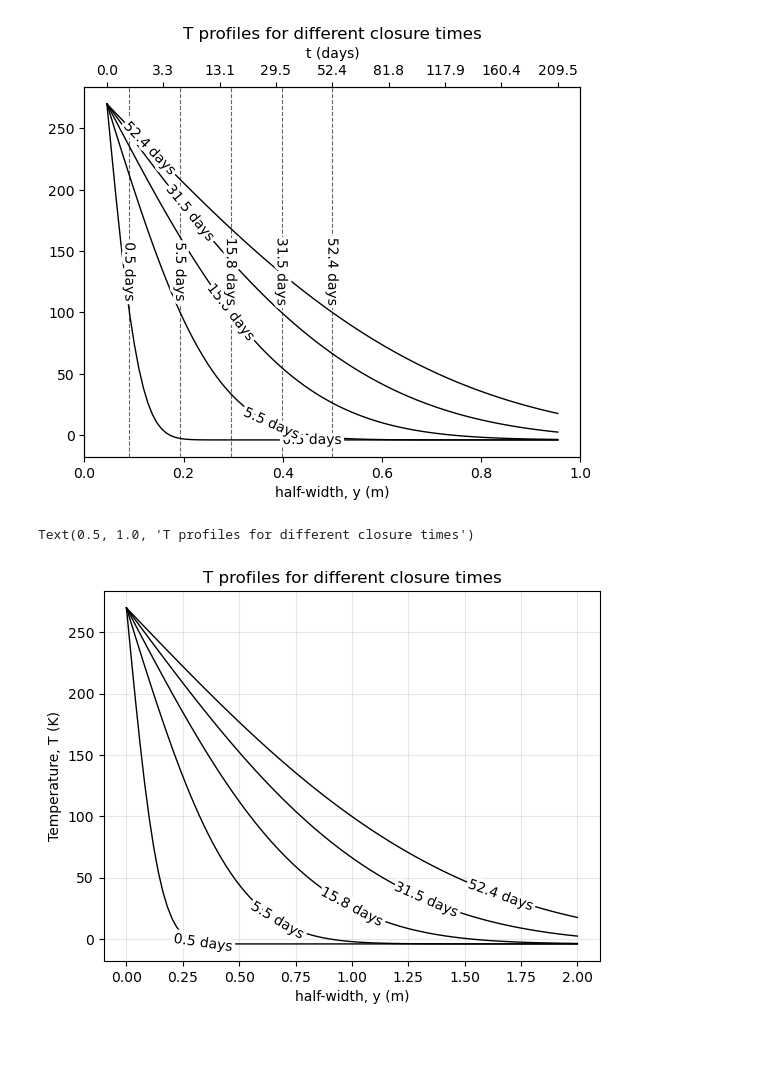
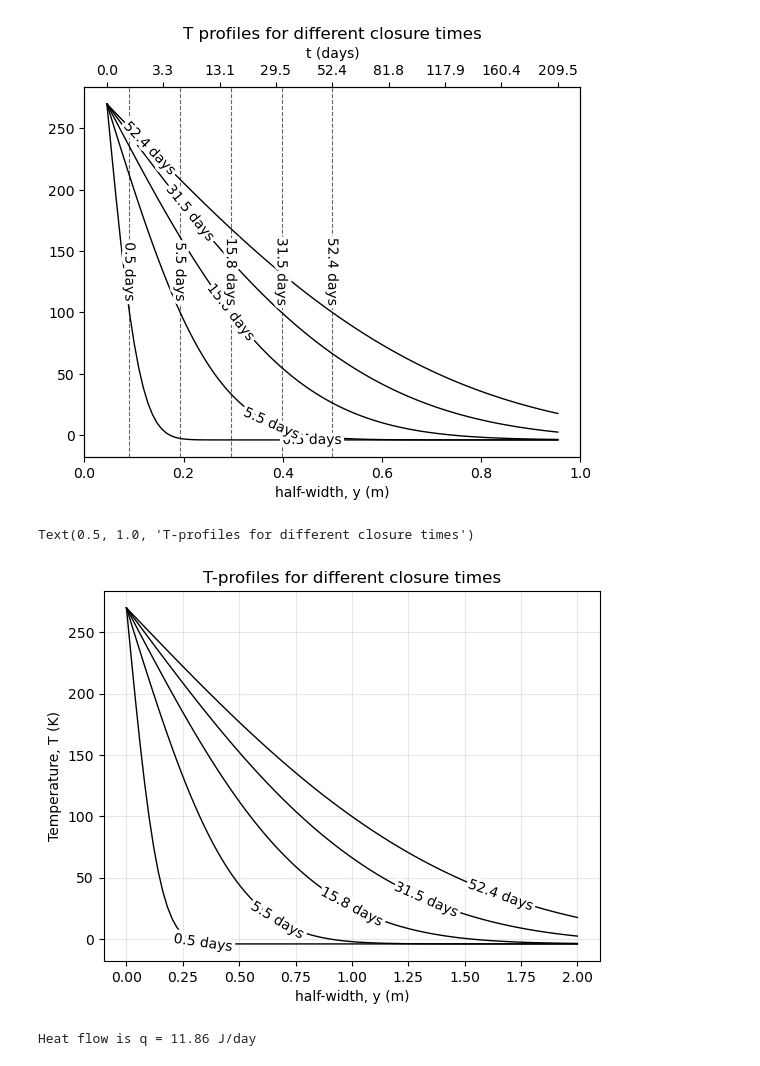
Before and after one commit to CottomR-et-al/Europa-ice-ocean-exchange, a Jupyter notebook: Stefan_Dike_Cooling.ipynb, the cells around one changed output. Cells and saved outputs as stored; diff of their text form; code cells hidden in the pictures.

```diff
--- a/Stefan_Dike_Cooling.ipynb
+++ b/Stefan_Dike_Cooling.ipynb
@@ -241,19 +241,34 @@ Text(0.5, 1.0, 'T profiles for different closure times')
 # %%
 fig, ax = plt.subplots()
 
 for t in times:
     ym = 2 * lambda_2_sol * np.sqrt(kappa * t)
     y = np.linspace(0, 2, 100)
     eta = y / (2 * np.sqrt(kappa * t))
     T = Tm - (Tm - T0) * erf(eta) / erf(lambda_2_sol)
     plt.plot(y, T, label=f"{t/(60*60*24):.1f} days", color='black', ls='solid', lw=1)
 
 labelLines(plt.gca().get_lines(), align=True, fontsize=10)
 ax.set_xlabel("t (days)")
 ax.set_xlabel("half-width, y (m)")
 plt.ylabel("Temperature, T (K)")
 plt.grid(which="both", alpha=0.3)
-plt.title("T profiles for different closure times")
+plt.title("T-profiles for different closure times")
 # %% [output]
-Text(0.5, 1.0, 'T profiles for different closure times')
+Text(0.5, 1.0, 'T-profiles for different closure times')
-[figure, old version]
+[figure, new version]
+# %%
+# heat flow sample calculation
+
+# for a purely conductive cryo-hydrosphere
+Ts1 = 500 # (K) temp at ocean-mantle boundary
+Ts2 = 110 # (K) temp at surface
+R = 1.5608e6 - 130e3 # (m) radius of Europa
+rc = 1.4608e6 # (m) radius to top of silicate component
+k = 3e-6 # (W/m K) thermal conductivity
+
+q = 4 * np.pi * k * (Ts1 - Ts2) / ((1/R) - (1/rc))
+q_day = q / (60*60*24)
+print(f"Heat flow is q = {q_day:.2f} J/day")
+# %% [output]
+Heat flow is q = 11.86 J/day
```
Also changed, not shown: parts of 3 cells of this notebook, 1 other file.
